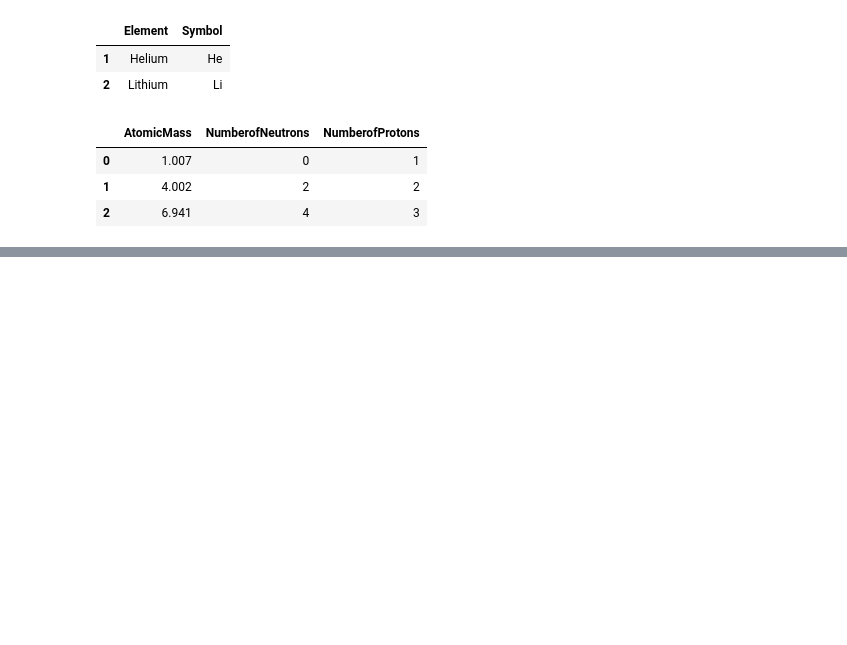
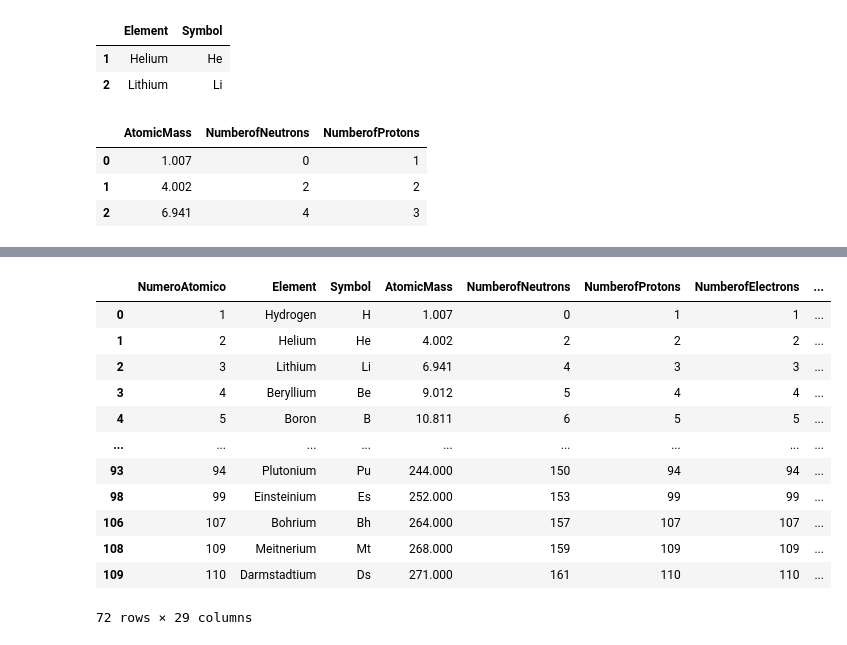
Before and after one commit to Itse-Lenguaje-para-analisis-de-datos-II/Lenguaje-para-analisis-de-datos-II, a Jupyter notebook: Modulo 2/Clase 1.ipynb, the cells around one changed output, grey strips where cells are left out. Saved outputs shown, nothing was run; the diff lists cells and outputs as text; code cells hidden in the pictures; blank space fills up the shorter version.

```diff
--- a/Modulo 2/Clase 1.ipynb
+++ b/Modulo 2/Clase 1.ipynb
@@ -330,0 +373,2 @@ df.iloc[0:3, :].iloc[:, 3:6]
+# %%
+df.rename(columns={"AtomicNumber":"NumeroAtomico"},inplace=True)
@@ -330,0 +381,2 @@ df.iloc[0:3, :].iloc[:, 3:6]
+# %%
+df.rename(columns={"columna1": "nuevo_nombre1", "columna2": "nuevo_nombre2"}, inplace=True)
@@ -330,0 +416,2 @@ df.iloc[0:3, :].iloc[:, 3:6]
+# %%
+df.drop_duplicates(inplace=True)
@@ -330,0 +423,16 @@ df.iloc[0:3, :].iloc[:, 3:6]
+# %%
+df.drop_duplicates(subset=["Discoverer"],keep="first")
+# %% [output]
+|  | NumeroAtomico | Element | Symbol | AtomicMass | NumberofNeutrons | NumberofProtons | NumberofElectrons | ... |
+| 0 | 1 | Hydrogen | H | 1.007 | 0 | 1 | 1 | ... |
+| 1 | 2 | Helium | He | 4.002 | 2 | 2 | 2 | ... |
+| 2 | 3 | Lithium | Li | 6.941 | 4 | 3 | 3 | ... |
+| 3 | 4 | Beryllium | Be | 9.012 | 5 | 4 | 4 | ... |
+| 4 | 5 | Boron | B | 10.811 | 6 | 5 | 5 | ... |
+| ... | ... | ... | ... | ... | ... | ... | ... | ... |
+| 93 | 94 | Plutonium | Pu | 244.000 | 150 | 94 | 94 | ... |
+| 98 | 99 | Einsteinium | Es | 252.000 | 153 | 99 | 99 | ... |
+| 106 | 107 | Bohrium | Bh | 264.000 | 157 | 107 | 107 | ... |
+| 108 | 109 | Meitnerium | Mt | 268.000 | 159 | 109 | 109 | ... |
+| 109 | 110 | Darmstadtium | Ds | 271.000 | 161 | 110 | 110 | ... |
+72 rows × 29 columns
```
Also changed, not shown: parts of 21 cells of this notebook.
